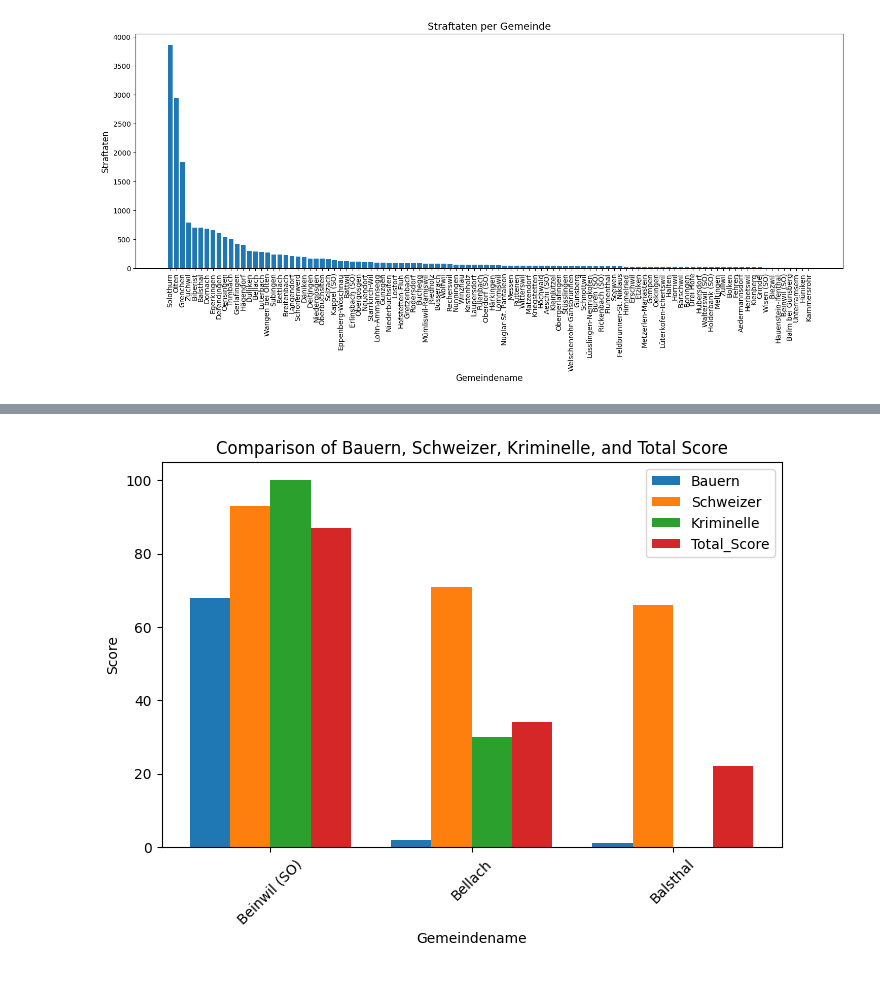
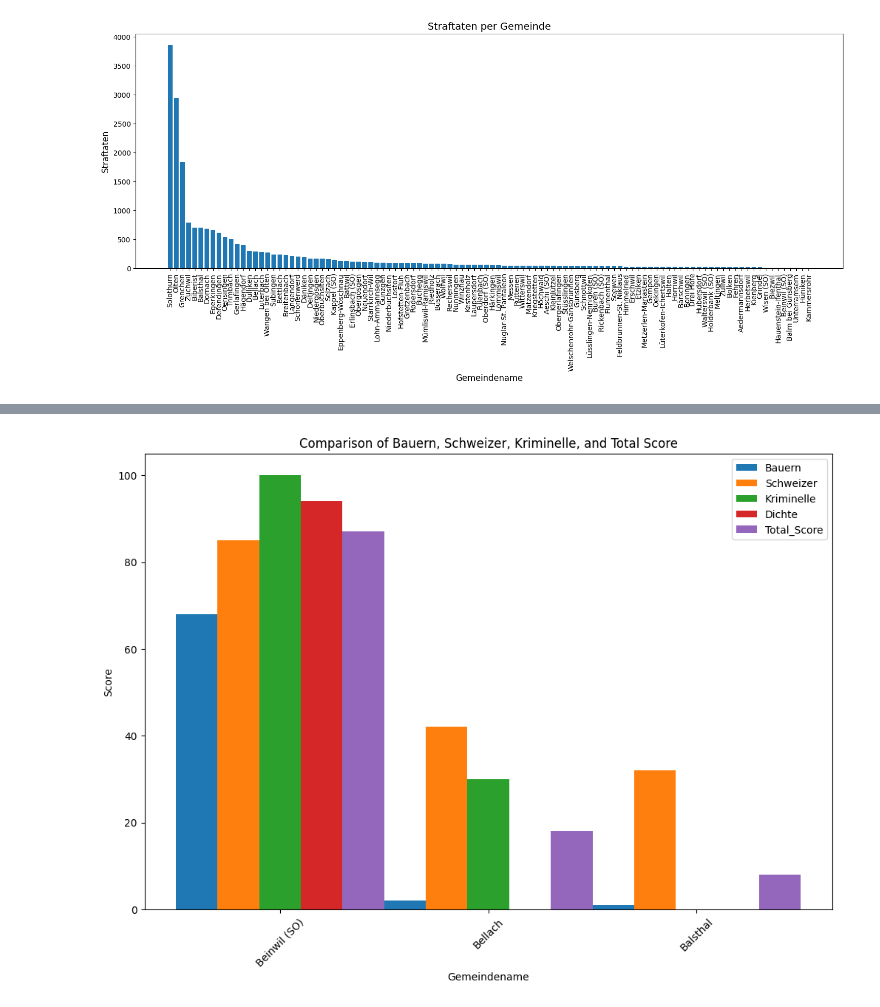
Before and after one commit to benajakuhn/dawrAssignment1, a Jupyter notebook: Assignment1.ipynb, the cells around one changed output, grey strips where cells are left out. Cells and saved outputs as stored; diff of their text form; code cells hidden in the pictures.

Commit message:
Adjusted ranking a bit

```diff
--- a/Assignment1.ipynb
+++ b/Assignment1.ipynb
@@ -247,7 +258,7 @@ df_ranking["Bauern"] = df_ranking["Bauern"].replace([np.inf, -np.inf], 0)
 df_ranking["Bauern"] = np.round(df_ranking["Bauern"])
 
 # Create Ranking for the second criteria - Amount of Swiss People
-df_ranking["Schweizer"] = 100 - df_merged["Ausländer in %_2019"]
+df_ranking["Schweizer"] = 100 - (df_merged["Ausländer in %_2019"] * 2)
 df_ranking["Schweizer"] = np.round(df_ranking["Schweizer"])
 
 # Create Ranking for the third criteria - Amount of Criminals
@@ -270,8 +281,12 @@ df_ranking["Kriminelle"] = np.select(
     default=0  # More than 500 gets 0 points
 )
 
+df_ranking["Dichte"] = 100 - df_merged["Bevölkerungs-dichte pro km²_2019"]
+df_ranking["Dichte"] = df_ranking["Dichte"].clip(lower=0, upper=100)
+df_ranking["Dichte"] = np.round(df_ranking["Dichte"])
+
 # Give the Total_Score
-score_columns = ["Bauern", "Schweizer", "Kriminelle"]
+score_columns = ["Bauern", "Schweizer", "Kriminelle", "Dichte"]
 
 df_ranking["Total_Score"] = df_ranking[score_columns].sum(axis=1)/len(score_columns)
 df_ranking["Total_Score"] = np.round(df_ranking["Total_Score"])
@@ -314,24 +329,24 @@ plt.show()
 # %%
 selected_gemeinden = ["Beinwil (SO)", "Bellach", "Balsthal"]
 df_selected = df_ranking[df_ranking["Gemeindename"].isin(selected_gemeinden)]
 
-score_columns = ["Bauern", "Schweizer", "Kriminelle", "Total_Score"]
+score_columns = ["Bauern", "Schweizer", "Kriminelle","Dichte", "Total_Score"]
 
 x = np.arange(len(df_selected))
 bar_width = 0.2
 
-fig, ax = plt.subplots(figsize=(8, 5))
+fig, ax = plt.subplots(figsize=(12, 8))
 
 for i, col in enumerate(score_columns):
     ax.bar(x + i * bar_width, df_selected[col], width=bar_width, label=col)
 
 ax.set_xticks(x + bar_width * (len(score_columns) / 2 - 0.5))
 ax.set_xticklabels(df_selected["Gemeindename"], rotation=45)
 ax.set_xlabel("Gemeindename")
 ax.set_ylabel("Score")
 ax.set_title("Comparison of Bauern, Schweizer, Kriminelle, and Total Score")
 ax.legend()
 
 plt.show()
 # %% [output]
-[figure, old version]
+[figure, new version]
```
Also changed, not shown: parts of 3 cells of this notebook.
